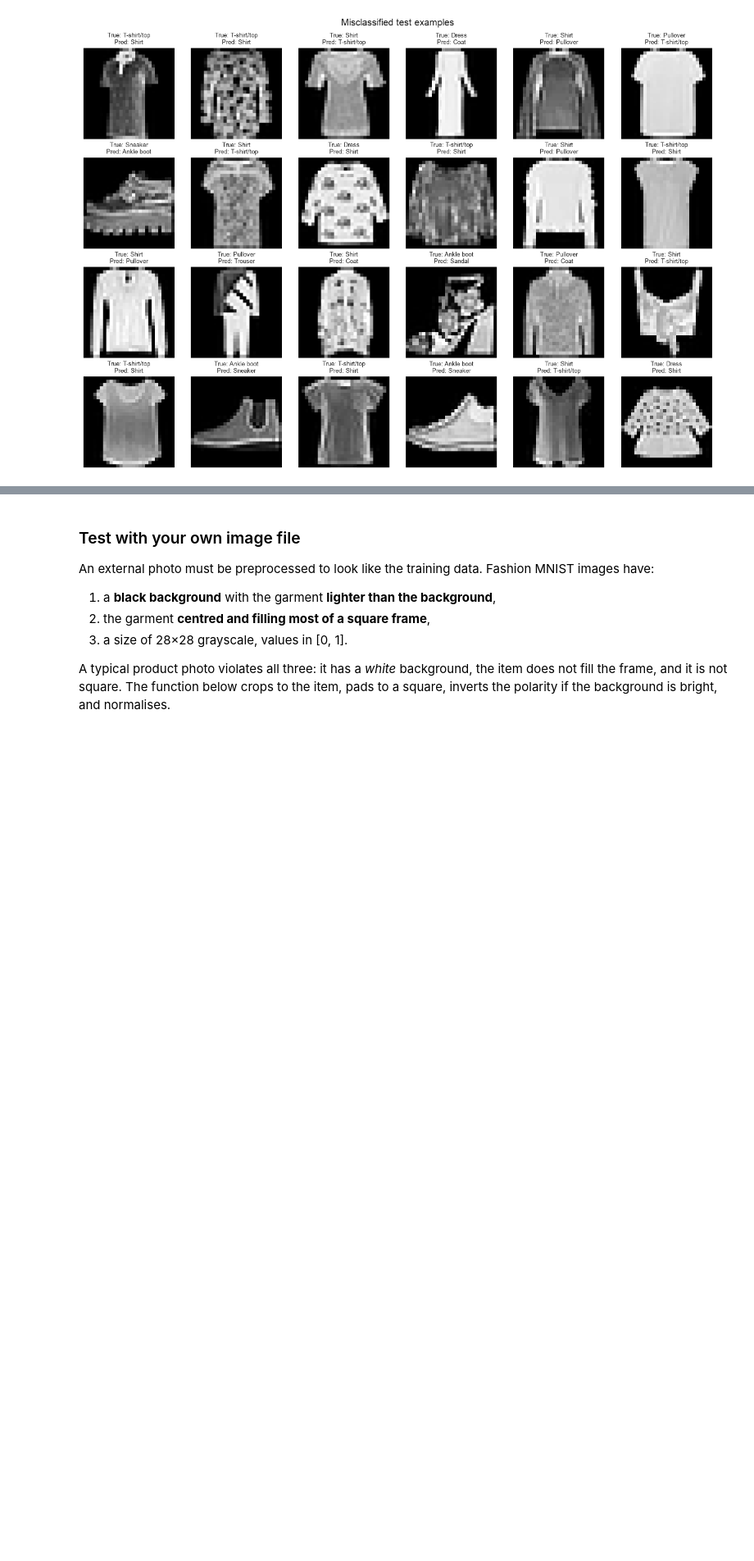
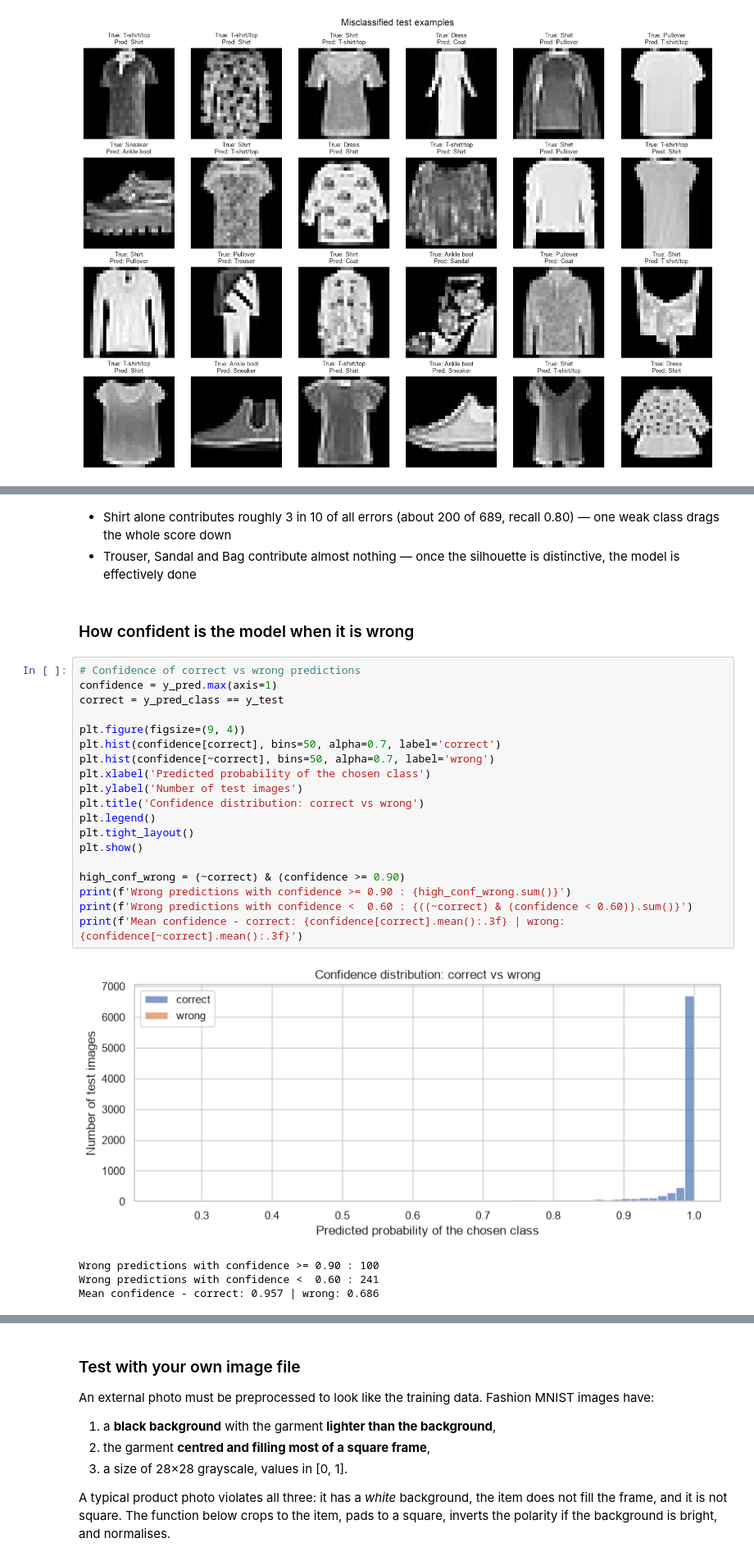
Before and after one commit to WillardDev/CNN-Fashion-Classifier, a Jupyter notebook: fashion_mnist_cnn.ipynb, the cells around one changed output, grey strips where cells are left out. Shown at 82% size. Cells and saved outputs as stored; diff of their text form; blank space fills up the shorter version.

```diff
--- a/fashion_mnist_cnn.ipynb
+++ b/fashion_mnist_cnn.ipynb
@@ -398,0 +512,29 @@ Most errors occur between visually similar classes (e.g. Pullover vs Coat, T-shi
+# %% [markdown]
+- Shirt alone contributes roughly 3 in 10 of all errors (about 200 of 689, recall 0.80) — one weak class drags the whole score down
+- Trouser, Sandal and Bag contribute almost nothing — once the silhouette is distinctive, the model is effectively done
+# %% [markdown]
+### How confident is the model when it is wrong
+# %%
+# Confidence of correct vs wrong predictions
+confidence = y_pred.max(axis=1)
+correct = y_pred_class == y_test
+
+plt.figure(figsize=(9, 4))
+plt.hist(confidence[correct], bins=50, alpha=0.7, label='correct')
+plt.hist(confidence[~correct], bins=50, alpha=0.7, label='wrong')
+plt.xlabel('Predicted probability of the chosen class')
+plt.ylabel('Number of test images')
+plt.title('Confidence distribution: correct vs wrong')
+plt.legend()
+plt.tight_layout()
+plt.show()
+
+high_conf_wrong = (~correct) & (confidence >= 0.90)
+print(f'Wrong predictions with confidence >= 0.90 : {high_conf_wrong.sum()}')
+print(f'Wrong predictions with confidence <  0.60 : {((~correct) & (confidence < 0.60)).sum()}')
+print(f'Mean confidence - correct: {confidence[correct].mean():.3f} | wrong: {confidence[~correct].mean():.3f}')
+# %% [output]
+[figure, added]
+Wrong predictions with confidence >= 0.90 : 100
+Wrong predictions with confidence <  0.60 : 241
+Mean confidence - correct: 0.957 | wrong: 0.686
```
Also changed, not shown: parts of 38 cells of this notebook, 3 other files.
